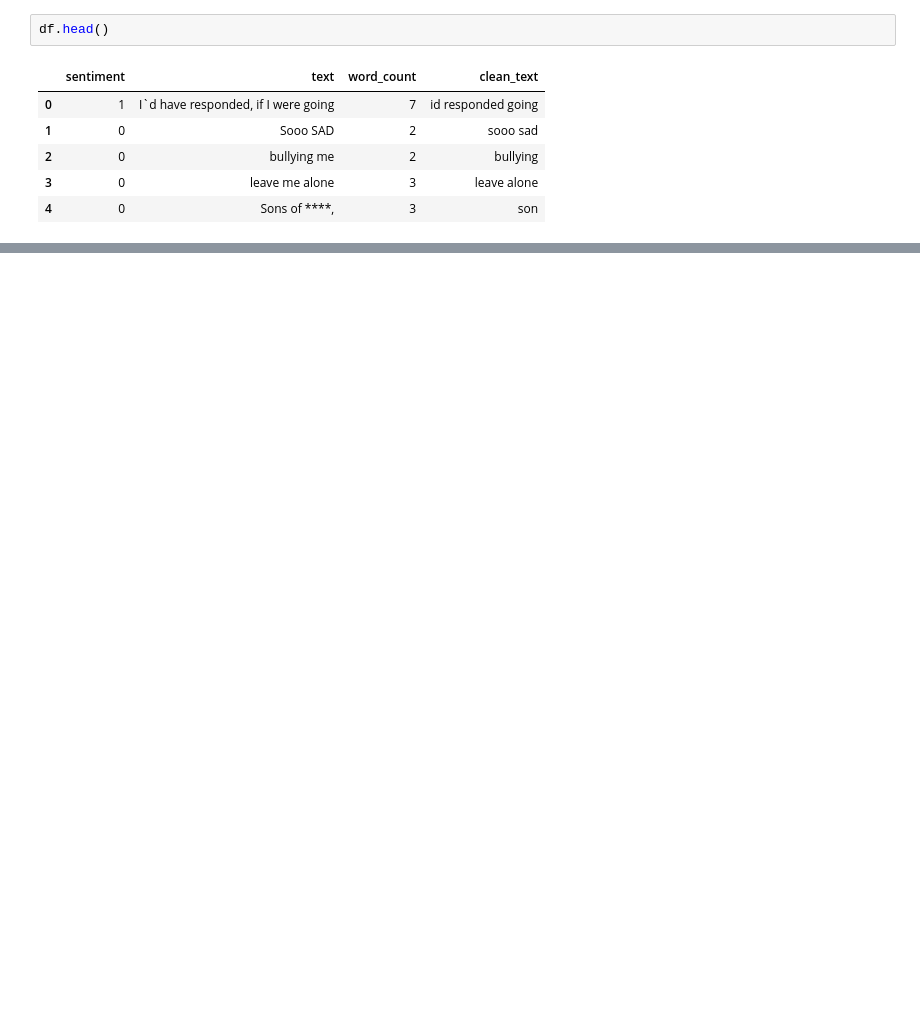
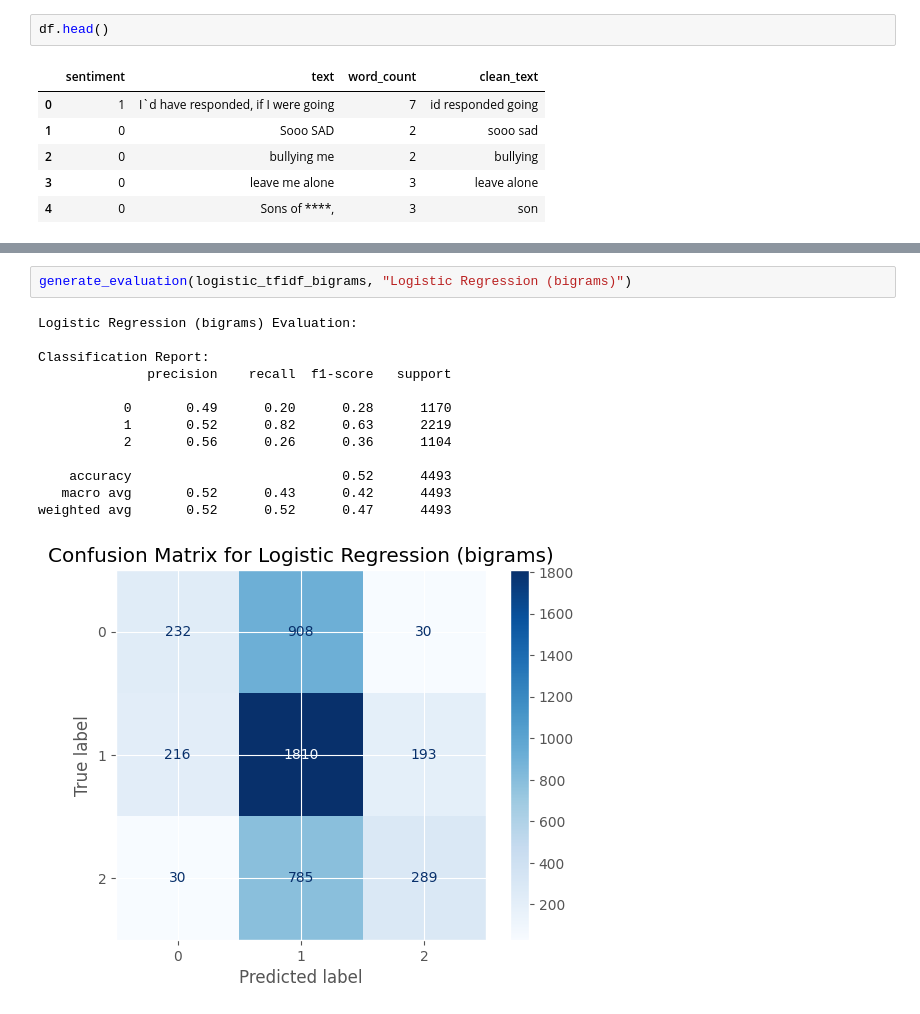
Before and after one commit to 4n1sh/AML, a Jupyter notebook: notebook/Sentiment.ipynb, the cells around one changed output, grey strips where cells are left out. Cells and saved outputs as stored; diff of their text form; blank space fills up the shorter version.

```diff
--- a/notebook/Untitled.ipynb
+++ b/notebook/Sentiment.ipynb
@@ -402,0 +437,16 @@ display_ROC(y_test, proba,sentiment_class , title="Random Forest")
+# %%
+generate_evaluation(logistic_tfidf_bigrams, "Logistic Regression (bigrams)")
+# %% [output]
+Logistic Regression (bigrams) Evaluation:
+
+Classification Report:
+              precision    recall  f1-score   support
+
+           0       0.49      0.20      0.28      1170
+           1       0.52      0.82      0.63      2219
+           2       0.56      0.26      0.36      1104
+
+    accuracy                           0.52      4493
+   macro avg       0.52      0.43      0.42      4493
+weighted avg       0.52      0.52      0.47      4493
+[figure, added]
```
Also changed, not shown: parts of 31 cells of this notebook, 1 other file.
